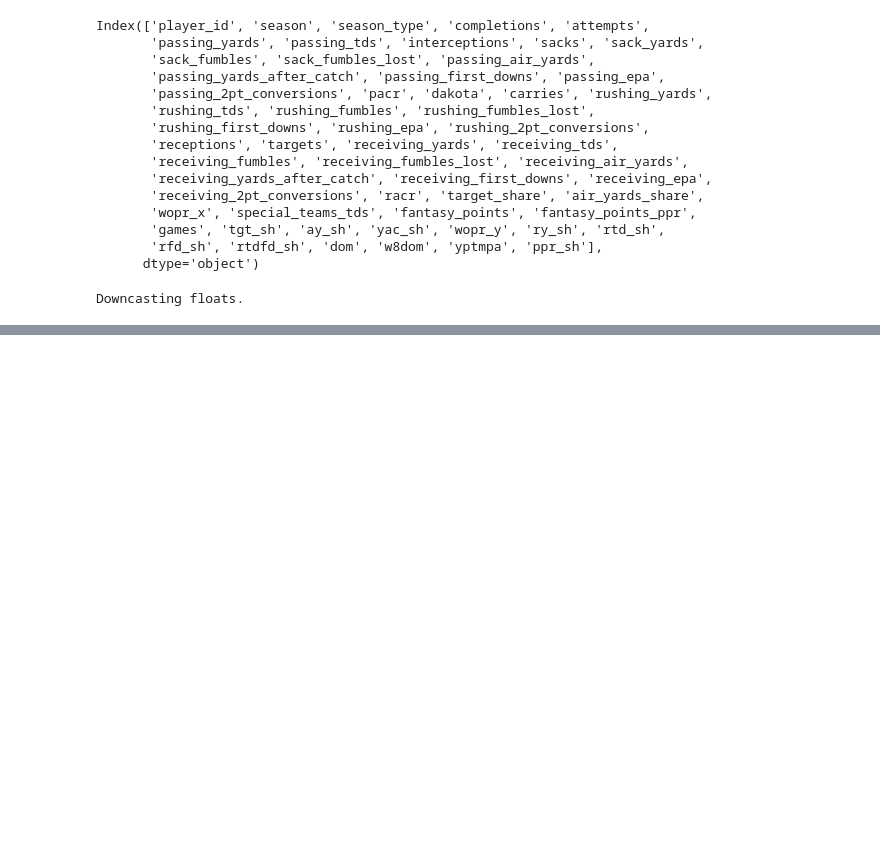
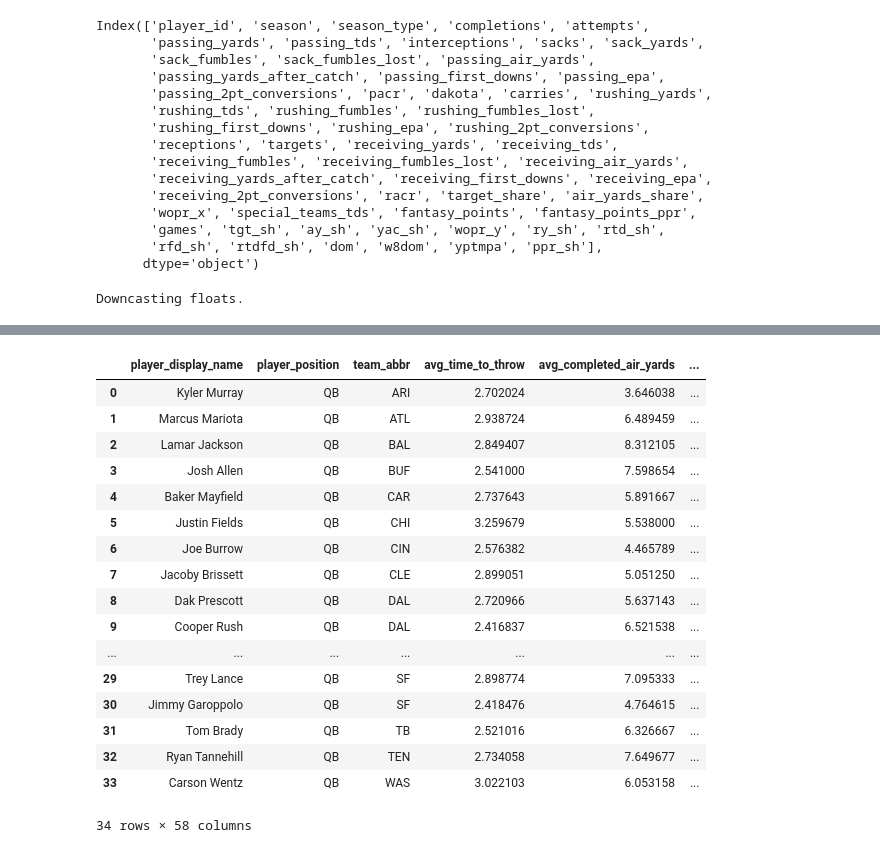
Before and after one commit to vishaalgupta/NFL-Data, a Jupyter notebook: Week_2/QB.ipynb, the cells around one changed output, grey strips where cells are left out. Saved outputs shown, nothing was run; the diff lists cells and outputs as text; code cells hidden in the pictures; blank space fills up the shorter version.

```diff
--- a/Week_2/QB.ipynb
+++ b/Week_2/QB.ipynb
@@ -391,6 +391,27 @@ Index(['week', 'player_display_name', 'player_position', 'team_abbr',
        'rpo_plays', 'rpo_yards', 'rpo_pass_att', 'rpo_pass_yards',
        'rpo_rush_att', 'rpo_rush_yards', 'pa_pass_att', 'pa_pass_yards'],
       dtype='object')
+# %%
+qb_data_all
+# %% [output]
+|  | player_display_name | player_position | team_abbr | avg_time_to_throw | avg_completed_air_yards | ... |
+| 0 | Kyler Murray | QB | ARI | 2.702024 | 3.646038 | ... |
+| 1 | Marcus Mariota | QB | ATL | 2.938724 | 6.489459 | ... |
+| 2 | Lamar Jackson | QB | BAL | 2.849407 | 8.312105 | ... |
+| 3 | Josh Allen | QB | BUF | 2.541000 | 7.598654 | ... |
+| 4 | Baker Mayfield | QB | CAR | 2.737643 | 5.891667 | ... |
+| 5 | Justin Fields | QB | CHI | 3.259679 | 5.538000 | ... |
+| 6 | Joe Burrow | QB | CIN | 2.576382 | 4.465789 | ... |
+| 7 | Jacoby Brissett | QB | CLE | 2.899051 | 5.051250 | ... |
+| 8 | Dak Prescott | QB | DAL | 2.720966 | 5.637143 | ... |
+| 9 | Cooper Rush | QB | DAL | 2.416837 | 6.521538 | ... |
+| ... | ... | ... | ... | ... | ... | ... |
+| 29 | Trey Lance | QB | SF | 2.898774 | 7.095333 | ... |
+| 30 | Jimmy Garoppolo | QB | SF | 2.418476 | 4.764615 | ... |
+| 31 | Tom Brady | QB | TB | 2.521016 | 6.326667 | ... |
+| 32 | Ryan Tannehill | QB | TEN | 2.734058 | 7.649677 | ... |
+| 33 | Carson Wentz | QB | WAS | 3.022103 | 6.053158 | ... |
+34 rows × 58 columns
 # %%
 qb_graph = qb_data_all[["player_short_name", "pressure_pct", "Passing EPA", "team_abbr",
                          "attempts"]]
```
Also changed, not shown: parts of 14 cells of this notebook, 6 other files.
